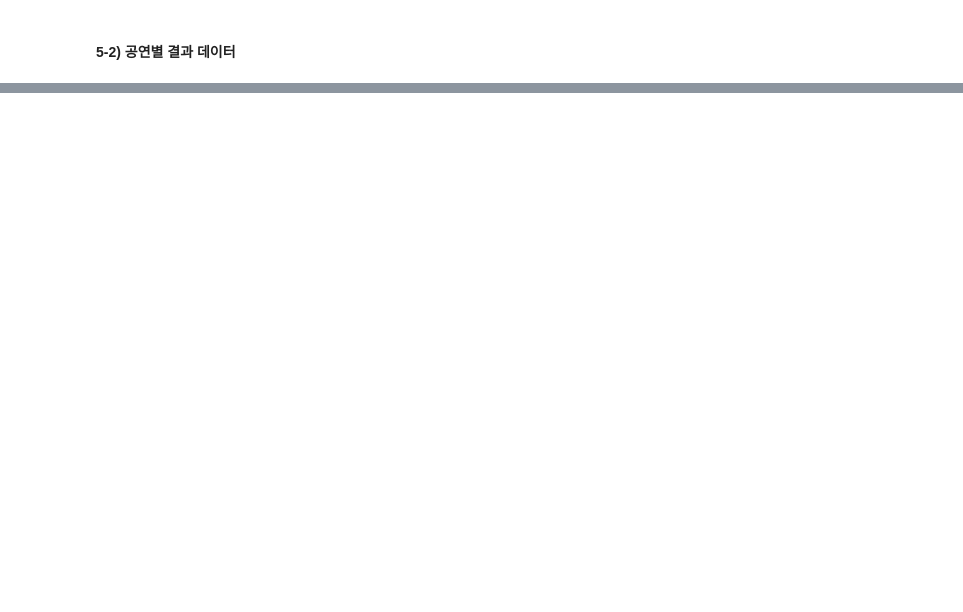
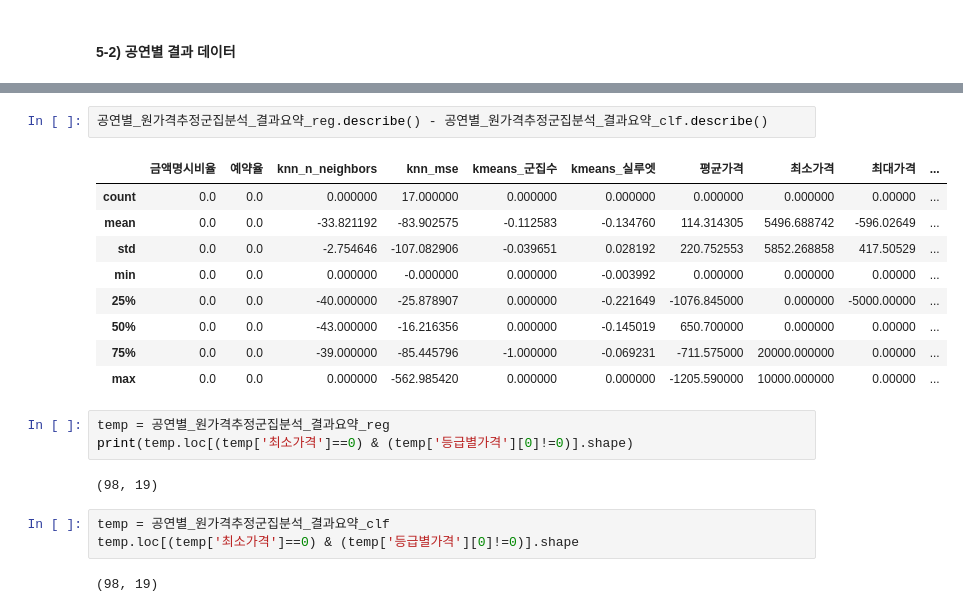
Before and after one commit to yonghyeun/BigContest-CocenrtHall, a Jupyter notebook: preprocessing/5. 원가격 및 등급 추정 군집분석.ipynb, the cells around one changed output, grey strips where cells are left out. Cells and saved outputs as stored; diff of their text form; blank space fills up the shorter version.

```diff
--- a/preprocessing/5. 원가격 및 등급 추정 군집분석.ipynb
+++ b/preprocessing/5. 원가격 및 등급 추정 군집분석.ipynb
@@ -339,0 +564,22 @@ df_result
+# %%
+공연별_원가격추정군집분석_결과요약_reg.describe() - 공연별_원가격추정군집분석_결과요약_clf.describe()
+# %% [output]
+|  | 금액명시비율 | 예약율 | knn_n_neighbors | knn_mse | kmeans_군집수 | kmeans_실루엣 | 평균가격 | 최소가격 | 최대가격 | ... |
+| count | 0.0 | 0.0 | 0.000000 | 17.000000 | 0.000000 | 0.000000 | 0.000000 | 0.000000 | 0.00000 | ... |
+| mean | 0.0 | 0.0 | -33.821192 | -83.902575 | -0.112583 | -0.134760 | 114.314305 | 5496.688742 | -596.02649 | ... |
+| std | 0.0 | 0.0 | -2.754646 | -107.082906 | -0.039651 | 0.028192 | 220.752553 | 5852.268858 | 417.50529 | ... |
+| min | 0.0 | 0.0 | 0.000000 | -0.000000 | 0.000000 | -0.003992 | 0.000000 | 0.000000 | 0.00000 | ... |
+| 25% | 0.0 | 0.0 | -40.000000 | -25.878907 | 0.000000 | -0.221649 | -1076.845000 | 0.000000 | -5000.00000 | ... |
+| 50% | 0.0 | 0.0 | -43.000000 | -16.216356 | 0.000000 | -0.145019 | 650.700000 | 0.000000 | 0.00000 | ... |
+| 75% | 0.0 | 0.0 | -39.000000 | -85.445796 | -1.000000 | -0.069231 | -711.575000 | 20000.000000 | 0.00000 | ... |
+| max | 0.0 | 0.0 | 0.000000 | -562.985420 | 0.000000 | 0.000000 | -1205.590000 | 10000.000000 | 0.00000 | ... |
+# %%
+temp = 공연별_원가격추정군집분석_결과요약_reg
+print(temp.loc[(temp['최소가격']==0) & (temp['등급별가격'][0]!=0)].shape)
+# %% [output]
+(98, 19)
+# %%
+temp = 공연별_원가격추정군집분석_결과요약_clf
+temp.loc[(temp['최소가격']==0) & (temp['등급별가격'][0]!=0)].shape
+# %% [output]
+(98, 19)
```
Also changed, not shown: parts of 15 cells of this notebook.
